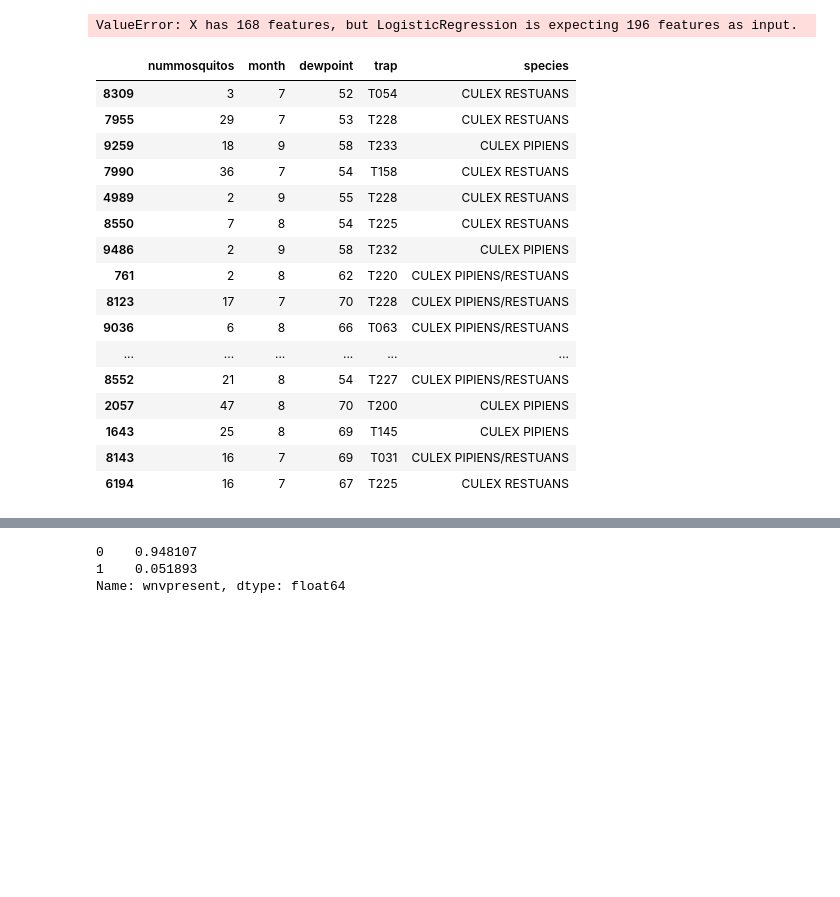
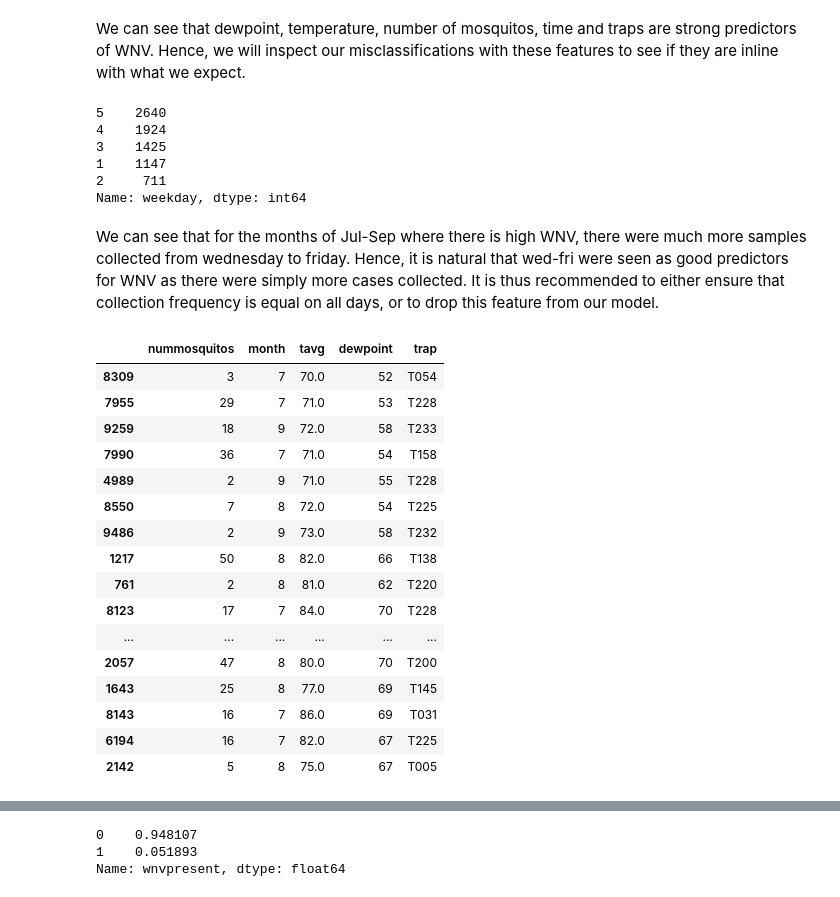
Before and after one commit to sujayjangam/Project-4-DSI, a Jupyter notebook: code/Model_Analysis_And_Conclusion_Dickson.ipynb, the cells around one changed output, grey strips where cells are left out. Cells and saved outputs as stored; diff of their text form; code cells hidden in the pictures; blank space fills up the shorter version.

```diff
--- a/code/Model_Analysis_And_Conclusion_Dickson.ipynb
+++ b/code/Model_Analysis_And_Conclusion_Dickson.ipynb
@@ -879,0 +32,23 @@ ValueError: shape mismatch: objects cannot be broadcast to a single shape
+# %%
+# fitting model to get predictions for model and error analysis
+
+x = final_train_df.drop('wnvpresent',axis=1)
+y = final_train_df['wnvpresent']
+
+display(y.value_counts(normalize=True))
+
+x_train, x_test, y_train, y_test= train_test_split(x,y,random_state=42)
+
+ss = StandardScaler()
+
+x_train_sc = ss.fit_transform(x_train)
+
+x_test_sc = ss.transform(x_test)
+
+sm = SMOTE(random_state=42)
+
+x_train_sc, y_train = sm.fit_resample(x_train_sc,y_train)
+
+final_lr_model.fit(x_train_sc,y_train)
+
+predictions = final_lr_model.predict(x_test_sc)
@@ -880,10 +85,25 @@ ValueError: shape mismatch: objects cannot be broadcast to a single shape
+# %% [markdown]
+We can see that dewpoint, temperature, number of mosquitos, time and traps are strong predictors of WNV. Hence, we will inspect our misclassifications with these features to see if they are inline with what we expect.
+# %%
+# Filtering out weekday counts for july-september
+
+weather_train_df[(weather_train_df['month']==7)|\
+                 (weather_train_df['month']==8)|\
+                 (weather_train_df['month']==9)]['weekday'].value_counts()
+# %% [output]
+5    2640
+4    1924
+3    1425
+1    1147
+2     711
+Name: weekday, dtype: int64
+# %% [markdown]
+We can see that for the months of Jul-Sep where there is high WNV, there were much more samples collected from wednesday to friday. Hence, it is natural that wed-fri were seen as good predictors for WNV as there were simply more cases collected. It is thus recommended to either ensure that collection frequency is equal on all days, or to drop this feature from our model.
 # %%
 # creating a dataframe for error analysis
 
 error_analysis_df = pd.DataFrame(y_test)
 error_analysis_df['predictions'] = final_lr_model.predict(x_test_sc)
 error_analysis_df.rename(columns= {'wnvpresent':'actual'},inplace=True)
-# %% [output]
-ValueError: X has 168 features, but LogisticRegression is expecting 196 features as input.
 # %%
 # identifying false negatives and false positives
@@ -891,26 +112,27 @@ false_neg = error_analysis_df[(error_analysis_df['actual']==1) & (error_analysis
 false_pos = error_analysis_df[(error_analysis_df['actual']==0) & (error_analysis_df['predictions'] != 0)].index
 # %%
 # viewing top features for false neg
-false_neg_df = weather_train_df[['nummosquitos','month','dewpoint','trap','species']].loc[false_neg]
+
+false_neg_df = weather_train_df[['nummosquitos','month','tavg','dewpoint','trap']].loc[false_neg]
 false_neg_df
 # %% [output]
-|  | nummosquitos | month | dewpoint | trap | species |
-| 8309 | 3 | 7 | 52 | T054 | CULEX RESTUANS |
-| 7955 | 29 | 7 | 53 | T228 | CULEX RESTUANS |
-| 9259 | 18 | 9 | 58 | T233 | CULEX PIPIENS |
-| 7990 | 36 | 7 | 54 | T158 | CULEX RESTUANS |
-| 4989 | 2 | 9 | 55 | T228 | CULEX RESTUANS |
-| 8550 | 7 | 8 | 54 | T225 | CULEX RESTUANS |
-| 9486 | 2 | 9 | 58 | T232 | CULEX PIPIENS |
-| 761 | 2 | 8 | 62 | T220 | CULEX PIPIENS/RESTUANS |
-| 8123 | 17 | 7 | 70 | T228 | CULEX PIPIENS/RESTUANS |
-| 9036 | 6 | 8 | 66 | T063 | CULEX PIPIENS/RESTUANS |
+|  | nummosquitos | month | tavg | dewpoint | trap |
+| 8309 | 3 | 7 | 70.0 | 52 | T054 |
+| 7955 | 29 | 7 | 71.0 | 53 | T228 |
+| 9259 | 18 | 9 | 72.0 | 58 | T233 |
+| 7990 | 36 | 7 | 71.0 | 54 | T158 |
+| 4989 | 2 | 9 | 71.0 | 55 | T228 |
+| 8550 | 7 | 8 | 72.0 | 54 | T225 |
+| 9486 | 2 | 9 | 73.0 | 58 | T232 |
+| 1217 | 50 | 8 | 82.0 | 66 | T138 |
+| 761 | 2 | 8 | 81.0 | 62 | T220 |
+| 8123 | 17 | 7 | 84.0 | 70 | T228 |
 | ... | ... | ... | ... | ... | ... |
-| 8552 | 21 | 8 | 54 | T227 | CULEX PIPIENS/RESTUANS |
-| 2057 | 47 | 8 | 70 | T200 | CULEX PIPIENS |
-| 1643 | 25 | 8 | 69 | T145 | CULEX PIPIENS |
-| 8143 | 16 | 7 | 69 | T031 | CULEX PIPIENS/RESTUANS |
-| 6194 | 16 | 7 | 67 | T225 | CULEX RESTUANS |
+| 2057 | 47 | 8 | 80.0 | 70 | T200 |
+| 1643 | 25 | 8 | 77.0 | 69 | T145 |
+| 8143 | 16 | 7 | 86.0 | 69 | T031 |
+| 6194 | 16 | 7 | 82.0 | 67 | T225 |
+| 2142 | 5 | 8 | 75.0 | 67 | T005 |
 # %%
 # viewing top features for false pos
 
```
Also changed, not shown: parts of 116 cells of this notebook.
